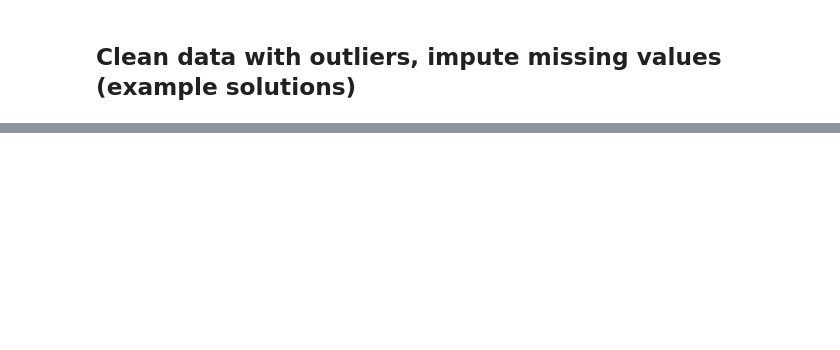
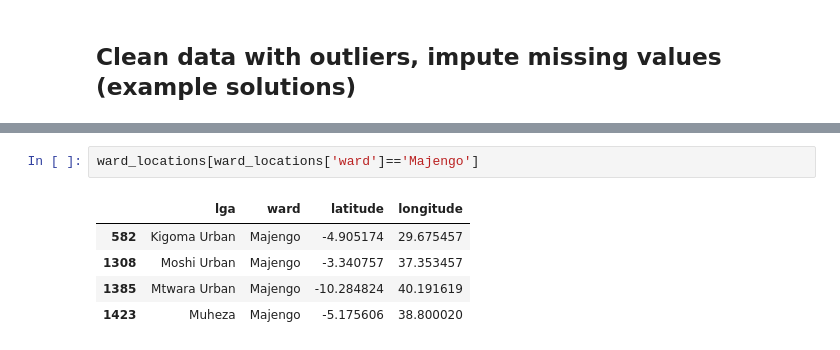
Before and after one commit to bloominstituteoftechnology/DS-Unit-2-Tree-Ensembles, a Jupyter notebook: module1-decision-trees/Decision Trees - Assignment Notebook.ipynb, the cells around one changed output, grey strips where cells are left out. Drawn from its saved outputs; the diff is of its cells as text; blank space fills up the shorter version.

```diff
--- a/module1-decision-trees/Decision Trees - Assignment Notebook.ipynb
+++ b/module1-decision-trees/Decision Trees - Assignment Notebook.ipynb
@@ -96,0 +280,8 @@ train.shape, val.shape, test.shape
+# %%
+ward_locations[ward_locations['ward']=='Majengo']
+# %% [output]
+|  | lga | ward | latitude | longitude |
+| 582 | Kigoma Urban | Majengo | -4.905174 | 29.675457 |
+| 1308 | Moshi Urban | Majengo | -3.340757 | 37.353457 |
+| 1385 | Mtwara Urban | Majengo | -10.284824 | 40.191619 |
+| 1423 | Muheza | Majengo | -5.175606 | 38.800020 |
```
Also changed, not shown: parts of 12 cells of this notebook.
